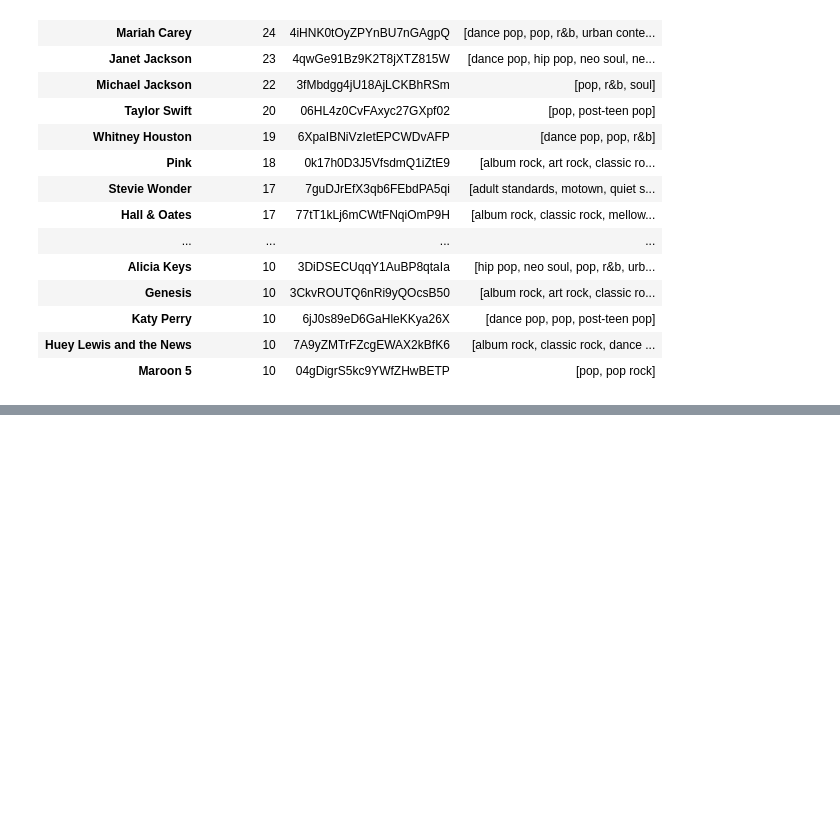
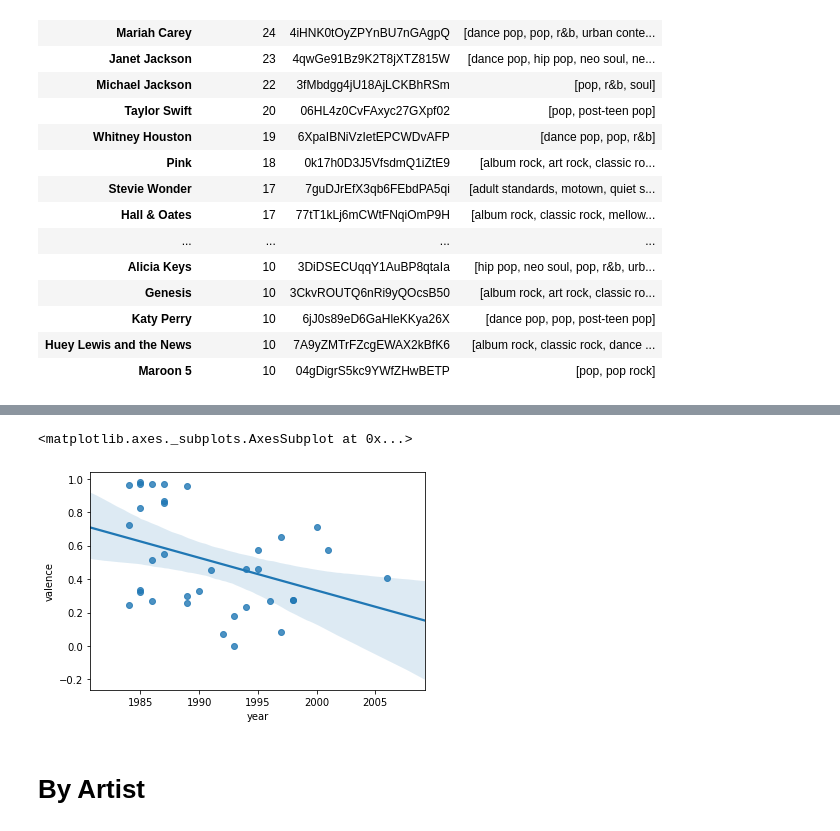
Before and after one commit to noahgriff99/320-Final-Project, a Jupyter notebook: BillboardNSpotify.ipynb, the cells around one changed output, grey strips where cells are left out. Drawn from its saved outputs; the diff is of its cells as text; code cells hidden in the pictures; blank space fills up the shorter version.

```diff
--- a/BillboardNSpotify.ipynb
+++ b/BillboardNSpotify.ipynb
@@ -507,0 +531,7 @@ for i,row in topArt.iterrows():
+# %%
+sns.regplot(madonna['year'],madonna['valence'])
+# %% [output]
+<matplotlib.axes._subplots.AxesSubplot at 0x...>
+[figure, added]
+# %% [markdown]
+# By Artist
```
Also changed, not shown: parts of 31 cells of this notebook, 1 other file.
